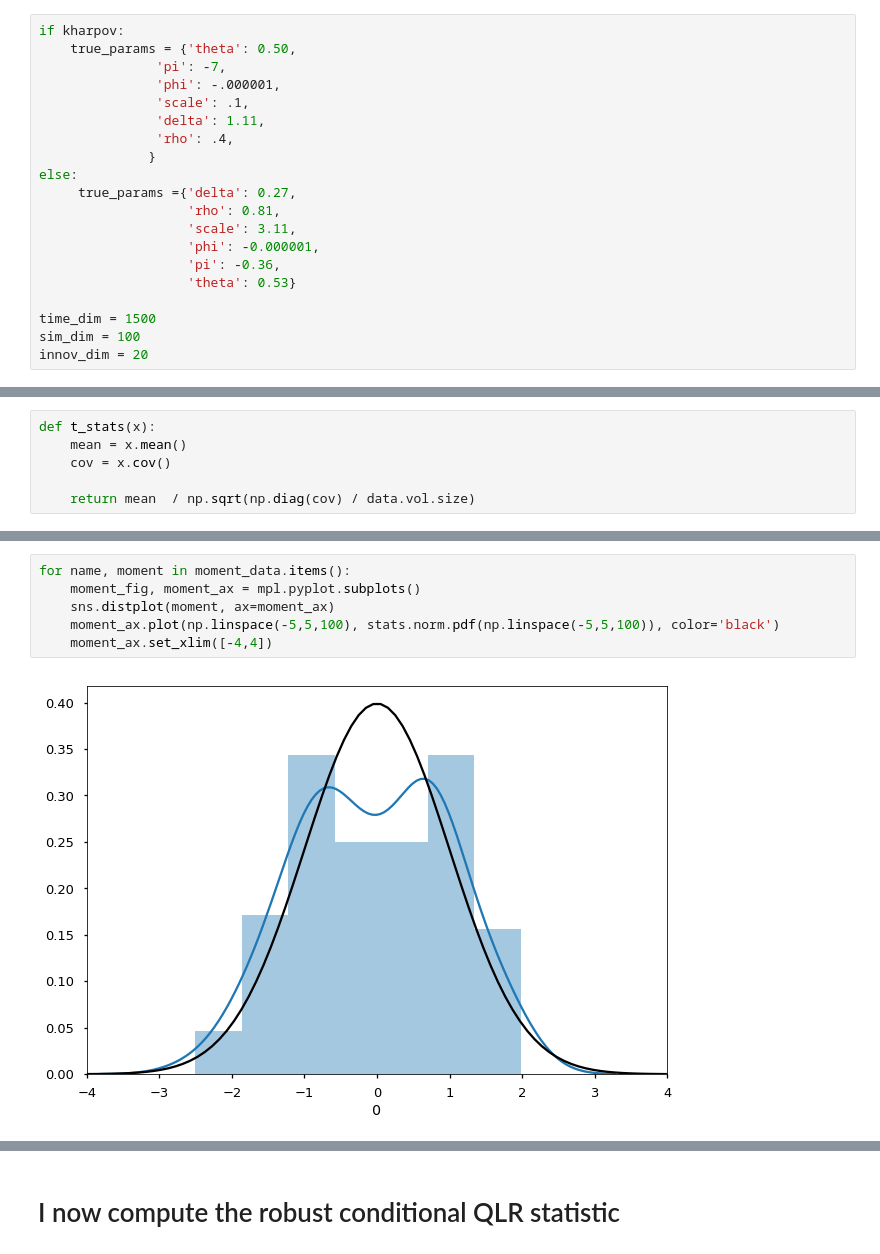
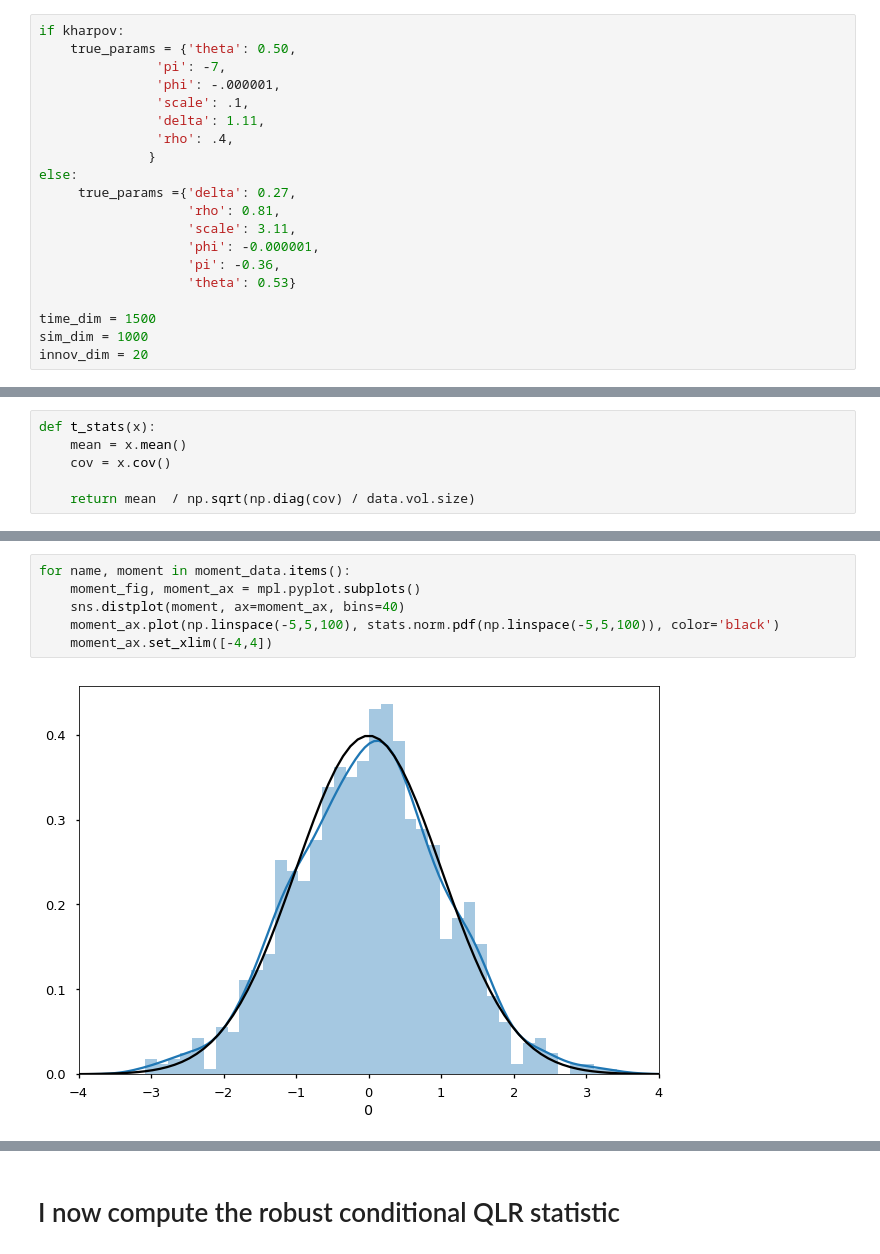
Before and after one commit to sangrey/RiskPriceInference, a Jupyter notebook: volpriceinference/simulations.ipynb, the cells around one changed output, grey strips where cells are left out. Saved outputs shown, nothing was run; the diff lists cells and outputs as text.

```diff
--- a/volpriceinference/simulations.ipynb
+++ b/volpriceinference/simulations.ipynb
@@ -48,7 +48,7 @@ else:
                    'theta': 0.53}
 
 time_dim = 1500
-sim_dim = 100
+sim_dim = 1000
 innov_dim = 20
 # %%
 total_true_params = true_params.copy()
@@ -186,8 +206,8 @@ moment_data = pd.DataFrame([t_stats(vl.vol_moments(data.vol, delta=true_params['
 # %%
 for name, moment in moment_data.items():
     moment_fig, moment_ax = mpl.pyplot.subplots()
-    sns.distplot(moment, ax=moment_ax)
+    sns.distplot(moment, ax=moment_ax, bins=40)
     moment_ax.plot(np.linspace(-5,5,100), stats.norm.pdf(np.linspace(-5,5,100)), color='black')
     moment_ax.set_xlim([-4,4])
 # %% [output]
-[figure, old version]
+[figure, new version]
```
Also changed, not shown: parts of 17 cells of this notebook, 4 other files.
